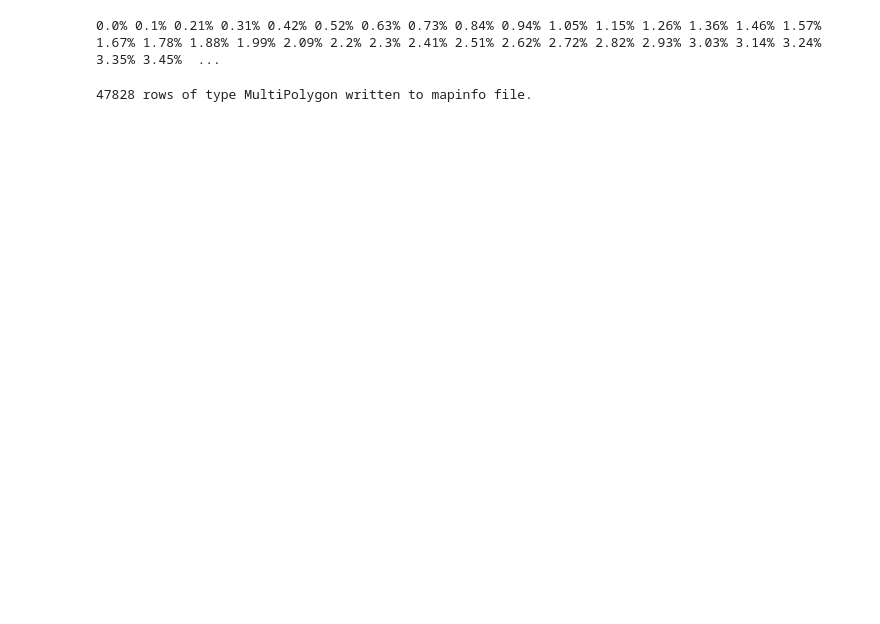
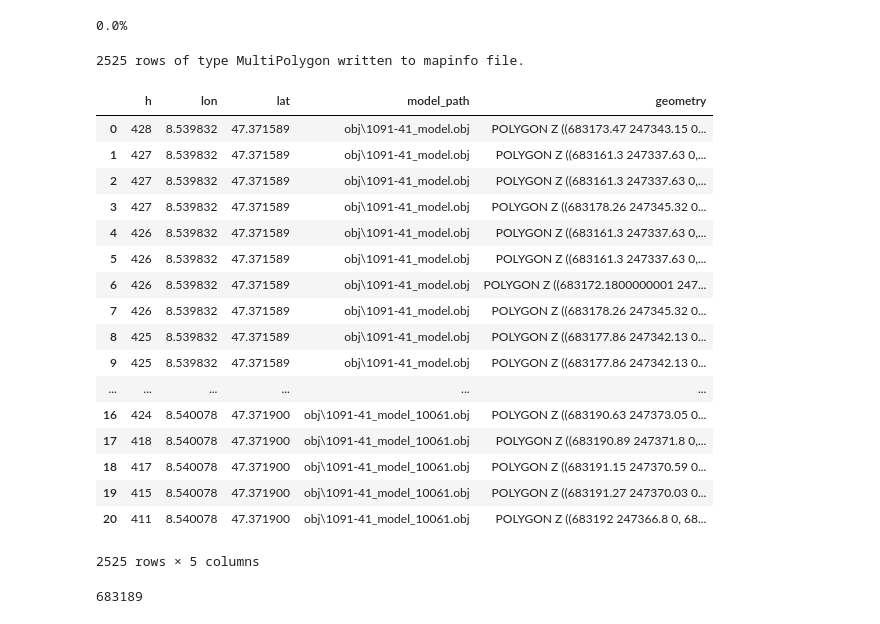
Before and after one commit to torhen/buildings_2.5d, a Jupyter notebook: 030_make_tab.ipynb, the cells around one changed output. Saved outputs shown, nothing was run; the diff lists cells and outputs as text; code cells hidden in the pictures; blank space fills up the shorter version.

```diff
--- a/030_make_tab.ipynb
+++ b/030_make_tab.ipynb
@@ -7,22 +8,29 @@ import mio
+# %%
+def scale(x,y,z):
+    return (x/100,y/100,z/100)
 # %%
 # check
-lfiles = glob.glob('json/1091/*.json')
+lfiles = glob.glob('json/*.json')
 lgdf = []
 for i, file in enumerate(lfiles):
     mio.show_perc(i, len(lfiles), 100)
 
     gdf = gpd.read_file(file, driver="GeoJSON")
+
+    gl = []
+    for geom in gdf.geometry:
+        geom2 = shapely.ops.transform(scale, geom)
+        gl.append(geom2)
+
+    gdf.geometry = gl
     lon, lat = gdf.iloc[0].lon, gdf.iloc[0].lat
     x_swiss, y_swiss = mio.wgs_swiss(lon, lat)
-    xmin, xmax = 681968, 684241
-    ymin, ymax = 246307, 248181
-    if(x_swiss > xmin and x_swiss < xmax and y_swiss > ymin and y_swiss< ymax):
-
-        gdf = gdf[gdf.geometry.area>1]
-        gdf.geometry = gdf.geometry.translate(x_swiss, y_swiss)
-        lgdf.append(gdf)
+    xs, ys = round(x_swiss), round(y_swiss)
+    gdf = gdf[gdf.geometry.area>0]
+    gdf.geometry = gdf.geometry.translate(xs, ys)
+    lgdf.append(gdf)
 # %% [output]
-0.0% 0.1% 0.21% 0.31% 0.42% 0.52% 0.63% 0.73% 0.84% 0.94% 1.05% 1.15% 1.26% 1.36% 1.46% 1.57% 1.67% 1.78% 1.88% 1.99% 2.09% 2.2% 2.3% 2.41% 2.51% 2.62% 2.72% 2.82% 2.93% 3.03% 3.14% 3.24% 3.35% 3.45%  ...
+0.0%
 # %%
 res = pd.concat(lgdf)
 # %%
@@ -30,4 +38,29 @@ res_g = gpd.GeoDataFrame(res)
 # %%
 mio.write_tab(res_g, 'test.tab')
 # %% [output]
-47828 rows of type MultiPolygon written to mapinfo file.
+2525 rows of type MultiPolygon written to mapinfo file.
+# %%
+res_g
+# %% [output]
+|  | h | lon | lat | model_path | geometry |
+| 0 | 428 | 8.539832 | 47.371589 | obj\1091-41_model.obj | POLYGON Z ((683173.47 247343.15 0... |
+| 1 | 427 | 8.539832 | 47.371589 | obj\1091-41_model.obj | POLYGON Z ((683161.3 247337.63 0,... |
+| 2 | 427 | 8.539832 | 47.371589 | obj\1091-41_model.obj | POLYGON Z ((683161.3 247337.63 0,... |
+| 3 | 427 | 8.539832 | 47.371589 | obj\1091-41_model.obj | POLYGON Z ((683178.26 247345.32 0... |
+| 4 | 426 | 8.539832 | 47.371589 | obj\1091-41_model.obj | POLYGON Z ((683161.3 247337.63 0,... |
+| 5 | 426 | 8.539832 | 47.371589 | obj\1091-41_model.obj | POLYGON Z ((683161.3 247337.63 0,... |
+| 6 | 426 | 8.539832 | 47.371589 | obj\1091-41_model.obj | POLYGON Z ((683172.1800000001 247... |
+| 7 | 426 | 8.539832 | 47.371589 | obj\1091-41_model.obj | POLYGON Z ((683178.26 247345.32 0... |
+| 8 | 425 | 8.539832 | 47.371589 | obj\1091-41_model.obj | POLYGON Z ((683177.86 247342.13 0... |
+| 9 | 425 | 8.539832 | 47.371589 | obj\1091-41_model.obj | POLYGON Z ((683177.86 247342.13 0... |
+| ... | ... | ... | ... | ... | ... |
+| 16 | 424 | 8.540078 | 47.371900 | obj\1091-41_model_10061.obj | POLYGON Z ((683190.63 247373.05 0... |
+| 17 | 418 | 8.540078 | 47.371900 | obj\1091-41_model_10061.obj | POLYGON Z ((683190.89 247371.8 0,... |
+| 18 | 417 | 8.540078 | 47.371900 | obj\1091-41_model_10061.obj | POLYGON Z ((683191.15 247370.59 0... |
+| 19 | 415 | 8.540078 | 47.371900 | obj\1091-41_model_10061.obj | POLYGON Z ((683191.27 247370.03 0... |
+| 20 | 411 | 8.540078 | 47.371900 | obj\1091-41_model_10061.obj | POLYGON Z ((683192 247366.8 0, 68... |
+2525 rows × 5 columns
+# %%
+xs
+# %% [output]
+683189
```
Also changed, not shown: parts of 1 cell of this notebook, 3 other files.
